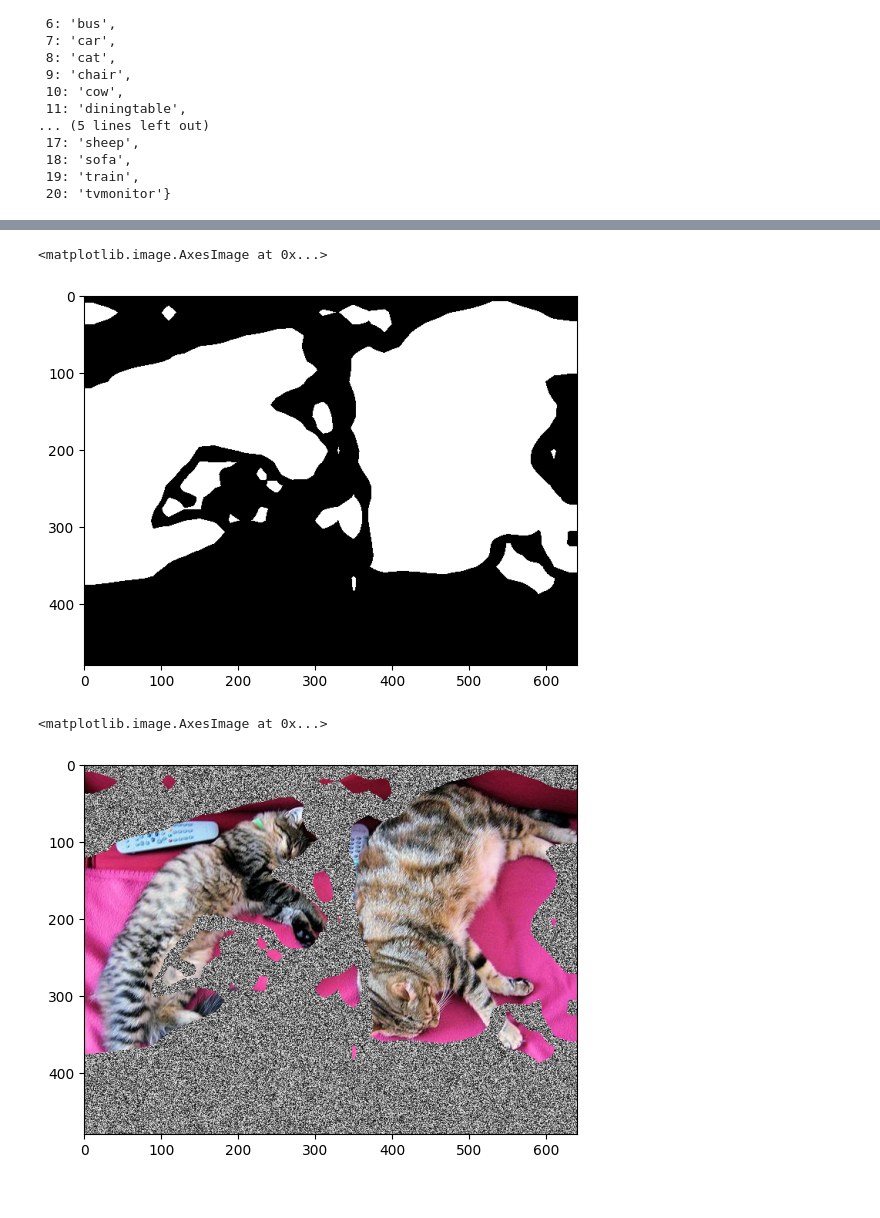
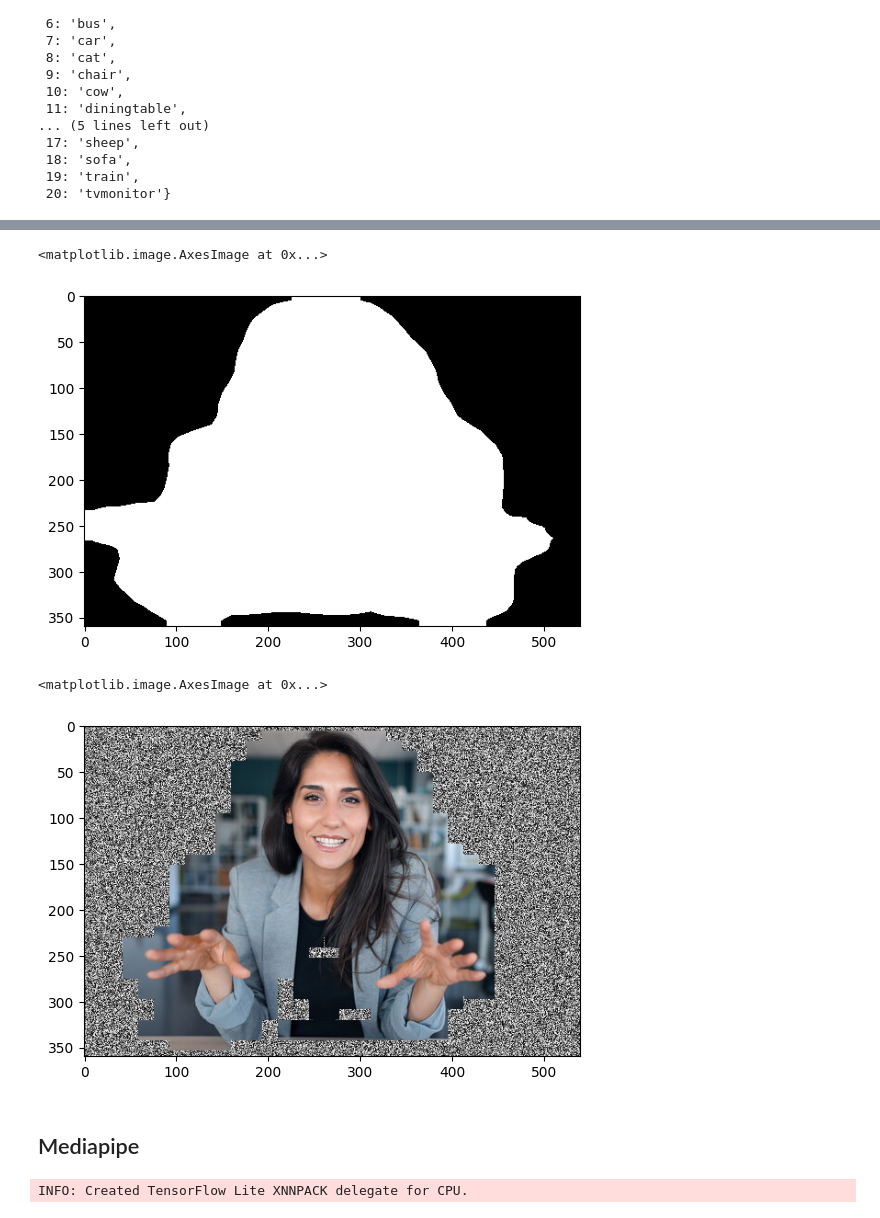
Before and after one commit to jomariya23156/realtime-webcam-bg-replace-add-filters, a Jupyter notebook: replace_bg.ipynb, the cells around one changed output, grey strips where cells are left out. Saved outputs shown, nothing was run; the diff lists cells and outputs as text; code cells hidden in the pictures.

Commit message:
Added mediapipe model option

```diff
--- a/replace_bg.ipynb
+++ b/replace_bg.ipynb
@@ -15,4 +15,5 @@ image = Image.open(requests.get(url, stream=True).raw)
 image.save('cat_on_sofa.jpg')
 # %%
 # load with cv2, and model expects BGR not RGB
-image = cv2.imread('cat_on_sofa.jpg')
+# image = cv2.imread('cat_on_sofa.jpg')
+image = cv2.imread('woman_front_cam.jpeg')
@@ -58,15 +76,17 @@ def bin_mask_from_cls_idx(full_mask: torch.Tensor, cls_idx_list: List[int]) -> t
     return mask
 # %%
 # 0 -> bg, 8 -> cat
-selected_mask = bin_mask_from_cls_idx(all_mask, [8, 18])
+selected_mask = bin_mask_from_cls_idx(all_mask, [15])
 plt.imshow(selected_mask, cmap='gray')
 # %% [output]
 <matplotlib.image.AxesImage at 0x...>
-[figure, old version]
+[figure, new version]
 # %%
 noise = np.random.randint(0, 255, size=(image.shape[0], image.shape[1], 1), dtype=np.uint8)
 final_img = np.where(np.expand_dims(selected_mask, 2), image, noise)
 plt.imshow(cv2.cvtColor(final_img, cv2.COLOR_BGR2RGB))
 # %% [output]
 <matplotlib.image.AxesImage at 0x...>
-[figure, old version]
+[figure, new version]
+# %% [markdown]
+## Mediapipe
@@ -72,0 +100,4 @@ plt.imshow(cv2.cvtColor(final_img, cv2.COLOR_BGR2RGB))
+# %%
+model = solution.SelfieSegmentation(model_selection=1)
+# %% [output]
+INFO: Created TensorFlow Lite XNNPACK delegate for CPU.
```
Also changed, not shown: parts of 12 cells of this notebook, 3 other files.
